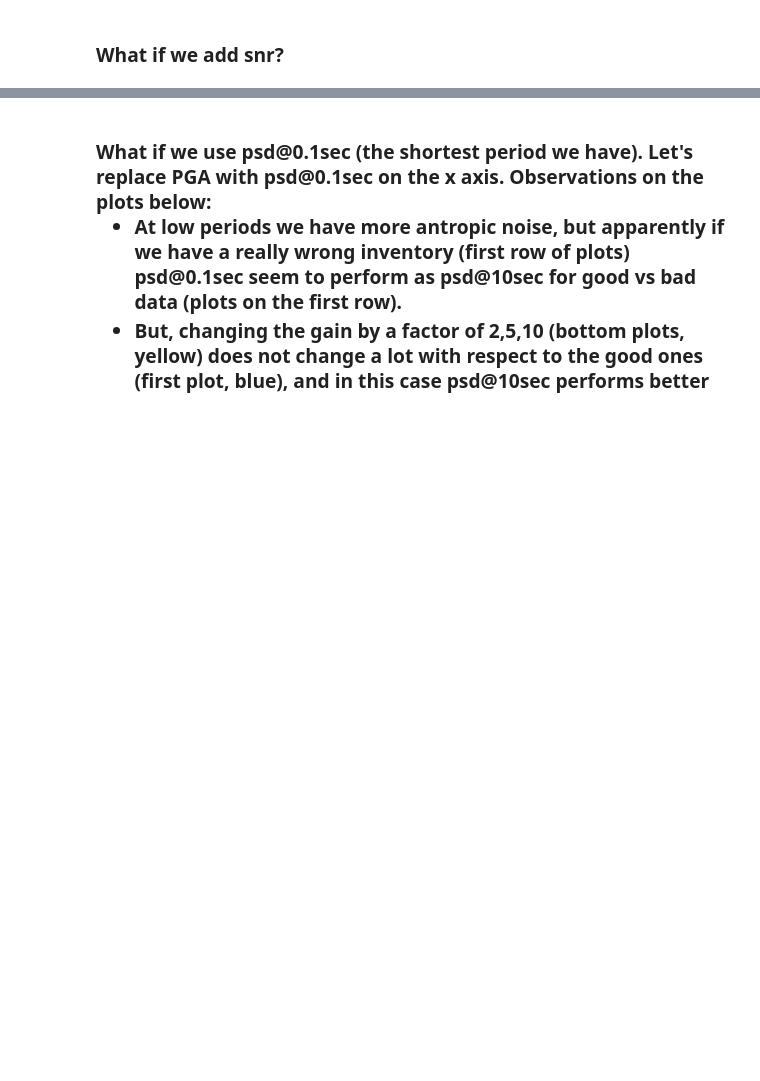
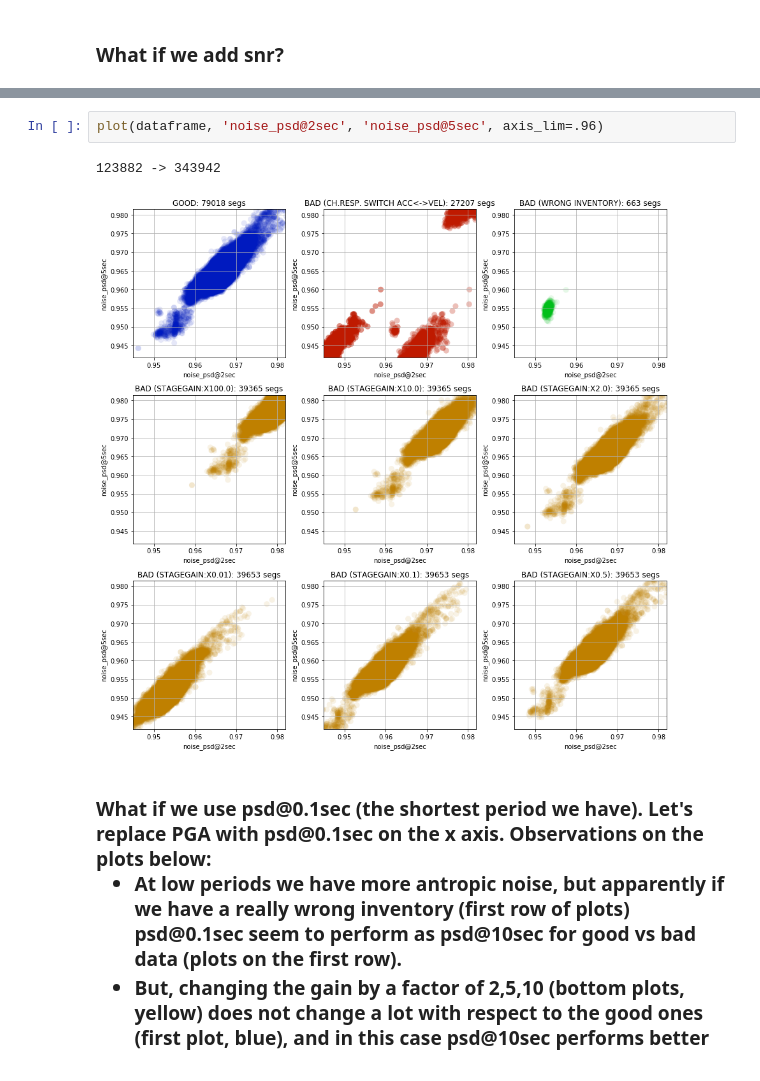
Before and after one commit to rizac/sod, a Jupyter notebook: sod/jupyter/Inspect.dataset.ipynb, the cells around one changed output, grey strips where cells are left out. Cells and saved outputs as stored; diff of their text form; blank space fills up the shorter version.

```diff
--- a/sod/jupyter/Inspect.dataset.ipynb
+++ b/sod/jupyter/Inspect.dataset.ipynb
@@ -214,3 +265,8 @@ plot(dataframe, 'delta_pga', 'noise_psd@5sec', 'delta_pgv', axis_lim=.95)  # wit
+# %%
+plot(dataframe, 'noise_psd@2sec', 'noise_psd@5sec', axis_lim=.96)
+# %% [output]
+123882 -> 343942
+[figure, added]
 # %% [markdown]
 <h3>What if we use psd@0.1sec (the shortest period we have). Let's replace PGA with psd@0.1sec on the x axis. Observations on the plots below:
     <ul>
```
Also changed, not shown: parts of 10 cells of this notebook, 5 other files.
